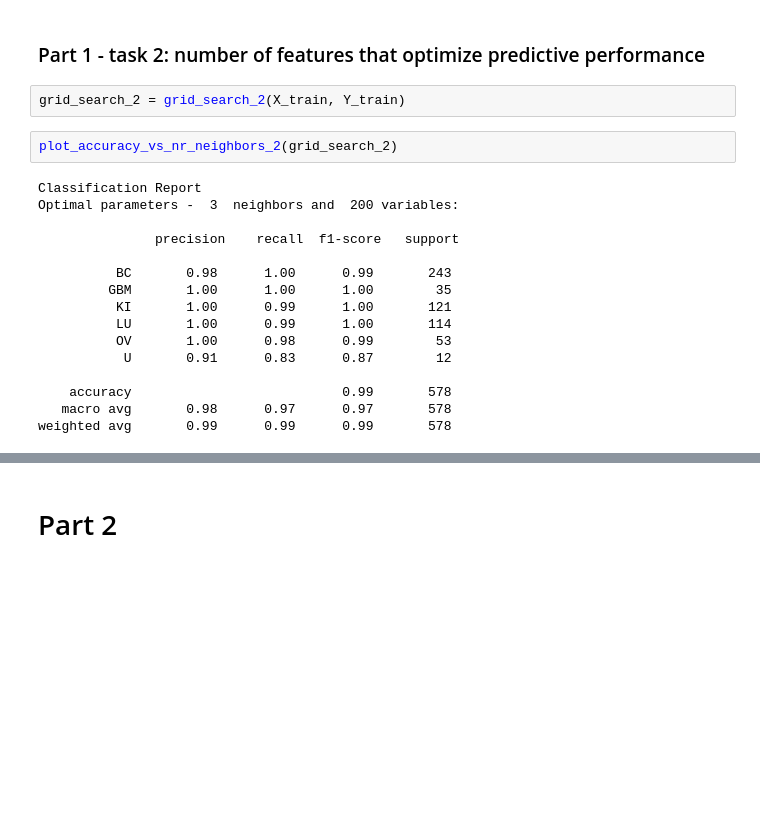
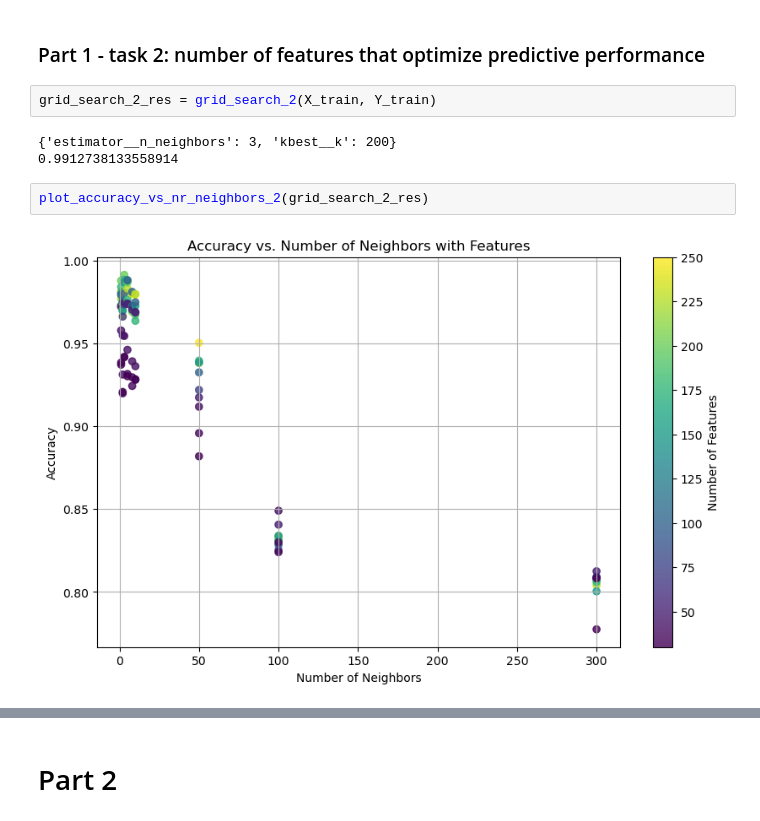
Before and after one commit to lucamodica/statistical-learning-for-big-data, a Jupyter notebook: Project1/test.ipynb, the cells around one changed output, grey strips where cells are left out. Cells and saved outputs as stored; diff of their text form; blank space fills up the shorter version.

```diff
--- a/Project1/test.ipynb
+++ b/Project1/test.ipynb
@@ -318,23 +304,12 @@ weighted avg       0.99      0.99      0.99       578
 # %% [markdown]
 ### Part 1 - task 2: number of features that optimize predictive performance
 # %%
-grid_search_2 = grid_search_2(X_train, Y_train)
+grid_search_2_res = grid_search_2(X_train, Y_train)
+# %% [output]
+{'estimator__n_neighbors': 3, 'kbest__k': 200}
+0.9912738133558914
 # %%
-plot_accuracy_vs_nr_neighbors_2(grid_search_2)
+plot_accuracy_vs_nr_neighbors_2(grid_search_2_res)
 # %% [output]
-Classification Report
-Optimal parameters -  3  neighbors and  200 variables:
-
-               precision    recall  f1-score   support
-
-          BC       0.98      1.00      0.99       243
-         GBM       1.00      1.00      1.00        35
-          KI       1.00      0.99      1.00       121
-          LU       1.00      0.99      1.00       114
-          OV       1.00      0.98      0.99        53
-           U       0.91      0.83      0.87        12
-
-    accuracy                           0.99       578
-   macro avg       0.98      0.97      0.97       578
-weighted avg       0.99      0.99      0.99       578
+[figure, added]
 # %%
```
Also changed, not shown: parts of 18 cells of this notebook.
